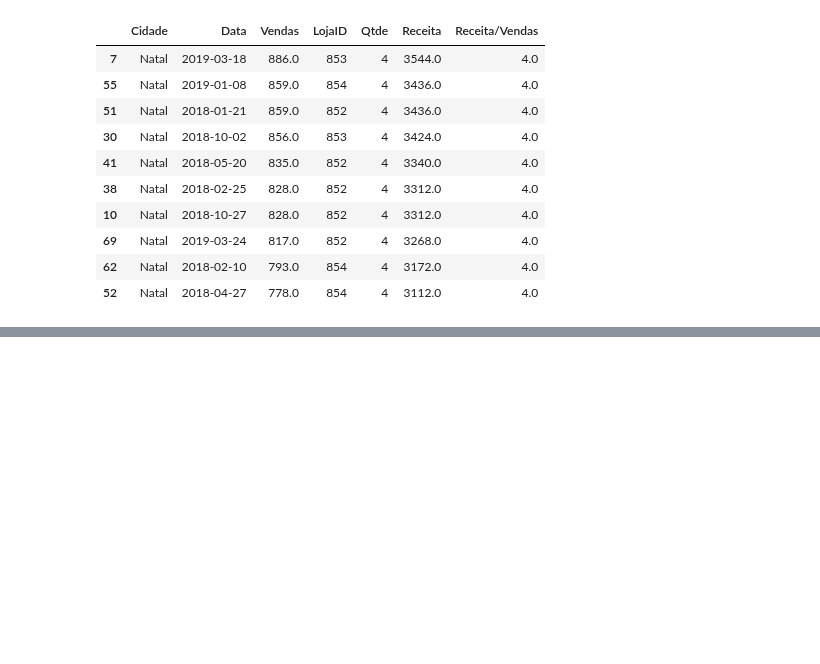
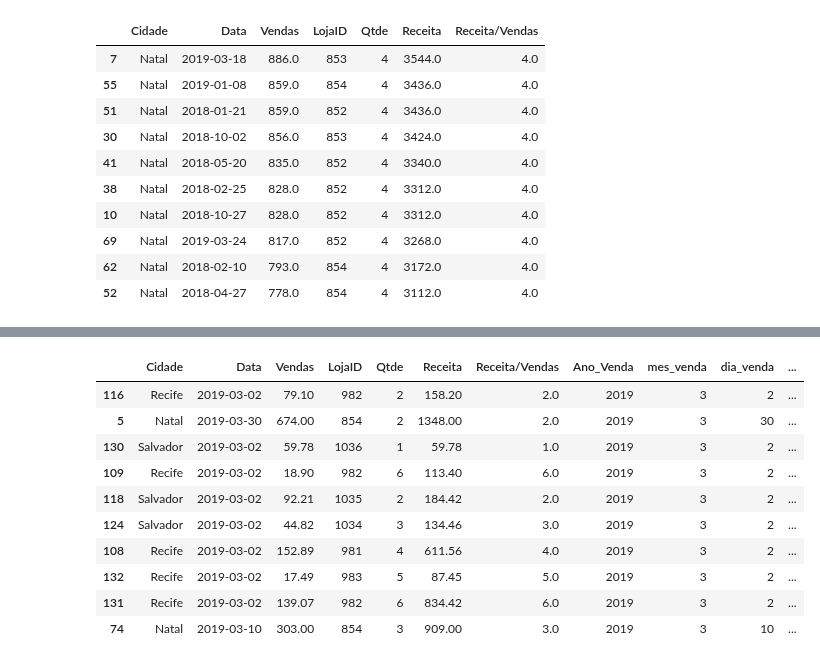
Before and after one commit to Err0rAltZero/trainingDIOPythonPanda, a Jupyter notebook: trainingDIOPythonPandas.ipynb, the cells around one changed output, grey strips where cells are left out. Cells and saved outputs as stored; diff of their text form; code cells hidden in the pictures; blank space fills up the shorter version.

```diff
--- a/trainingDIOPythonPandas.ipynb
+++ b/trainingDIOPythonPandas.ipynb
@@ -171,0 +197,3 @@ df.sort_values("Receita", ascending=False).head(10)
+# %%
+df["Data"]=pd.to_datetime(df["Data"])
+df.dtypes
@@ -171,0 +217,3 @@ df.sort_values("Receita", ascending=False).head(10)
+# %%
+df["Ano_Venda"]=df["Data"].dt.year
+df.sample(5)
@@ -171,0 +243,4 @@ df.sort_values("Receita", ascending=False).head(10)
+# %%
+#Diferença de dias
+df["dif_dias"]=df["Data"]-df["Data"].min()
+df.sample(5)
@@ -171,0 +254,4 @@ df.sort_values("Receita", ascending=False).head(10)
+# %%
+#Coluna trimestre
+df["trimestre_venda"] = df["Data"].dt.quarter
+df.sample(5)
@@ -171,0 +265,16 @@ df.sort_values("Receita", ascending=False).head(10)
+# %%
+#Filtrar vendas: março 2019
+vendas_marco_2019 = df.loc[(df["Data"].dt.year==2019)&(df["Data"].dt.month==3)]
+vendas_marco_2019.sample(10)
+# %% [output]
+|  | Cidade | Data | Vendas | LojaID | Qtde | Receita | Receita/Vendas | Ano_Venda | mes_venda | dia_venda | ... |
+| 116 | Recife | 2019-03-02 | 79.10 | 982 | 2 | 158.20 | 2.0 | 2019 | 3 | 2 | ... |
+| 5 | Natal | 2019-03-30 | 674.00 | 854 | 2 | 1348.00 | 2.0 | 2019 | 3 | 30 | ... |
+| 130 | Salvador | 2019-03-02 | 59.78 | 1036 | 1 | 59.78 | 1.0 | 2019 | 3 | 2 | ... |
+| 109 | Recife | 2019-03-02 | 18.90 | 982 | 6 | 113.40 | 6.0 | 2019 | 3 | 2 | ... |
+| 118 | Salvador | 2019-03-02 | 92.21 | 1035 | 2 | 184.42 | 2.0 | 2019 | 3 | 2 | ... |
+| 124 | Salvador | 2019-03-02 | 44.82 | 1034 | 3 | 134.46 | 3.0 | 2019 | 3 | 2 | ... |
+| 108 | Recife | 2019-03-02 | 152.89 | 981 | 4 | 611.56 | 4.0 | 2019 | 3 | 2 | ... |
+| 132 | Recife | 2019-03-02 | 17.49 | 983 | 5 | 87.45 | 5.0 | 2019 | 3 | 2 | ... |
+| 131 | Recife | 2019-03-02 | 139.07 | 982 | 6 | 834.42 | 6.0 | 2019 | 3 | 2 | ... |
+| 74 | Natal | 2019-03-10 | 303.00 | 854 | 3 | 909.00 | 3.0 | 2019 | 3 | 10 | ... |
```
Also changed, not shown: parts of 10 cells of this notebook.
